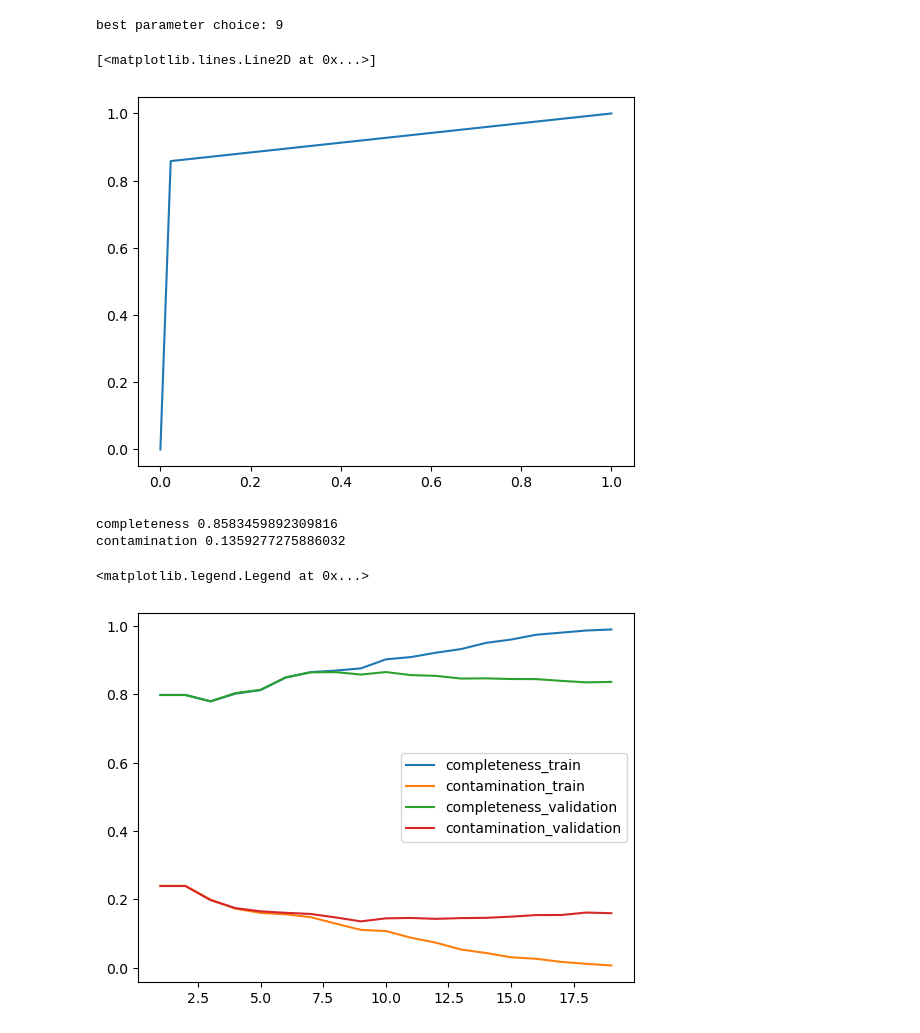
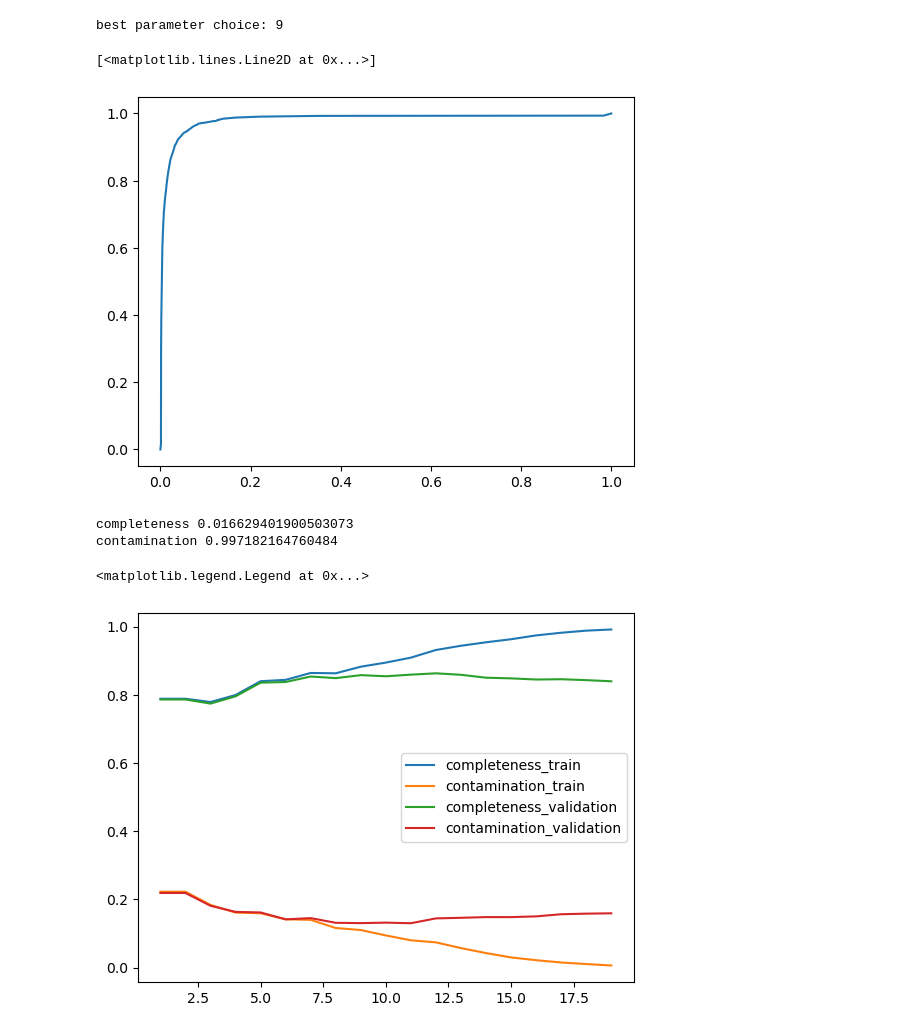
Before and after one commit to Diego-Albano/astrostatistics_bicocca_2025, a Jupyter notebook: working/W20.ipynb, the cells around one changed output. Saved outputs shown, nothing was run; the diff lists cells and outputs as text; code cells hidden in the pictures.

```diff
--- a/working/W20.ipynb
+++ b/working/W20.ipynb
@@ -46,23 +48,25 @@ best parameter choice: 9
 # %%
 clf = DecisionTreeClassifier(random_state=0, max_depth=best, criterion='gini')      #I tried both gini and entropy
 clf.fit(x_train, y_train)
-y_pred = clf.predict(x_validation)
+y_pred = clf.predict_proba(x_validation)[:,1]
 
 fpr, tpr, thresh = roc_curve(y_validation, y_pred)
 plt.plot(fpr, tpr)
 # %% [output]
 [<matplotlib.lines.Line2D at 0x...>]
-[figure, old version]
+[figure, new version]
 # %%
 from astroML.utils import completeness_contamination
 # %%
-completeness, contamination = completeness_contamination(y_pred, y_validation)
+# completeness, contamination = completeness_contamination(y_pred, y_validation)
 
-print("completeness", completeness)
-print("contamination", contamination)
+# print("completeness", completeness)
+# print("contamination", contamination)
+#gives me low completeness and 1 contamination
+#but everything else works
 # %% [output]
-completeness 0.8583459892309816
-contamination 0.1359277275886032
+completeness 0.016629401900503073
+contamination 0.997182164760484
 # %%
 comp_train = []
 cont_train = []
@@ -93,4 +97,4 @@ plt.plot(drange, cont_validation, label="contamination_validation")
 plt.legend()
 # %% [output]
 <matplotlib.legend.Legend at 0x...>
-[figure, old version]
+[figure, new version]
```
Also changed, not shown: parts of 2 cells of this notebook, 1 other file.
